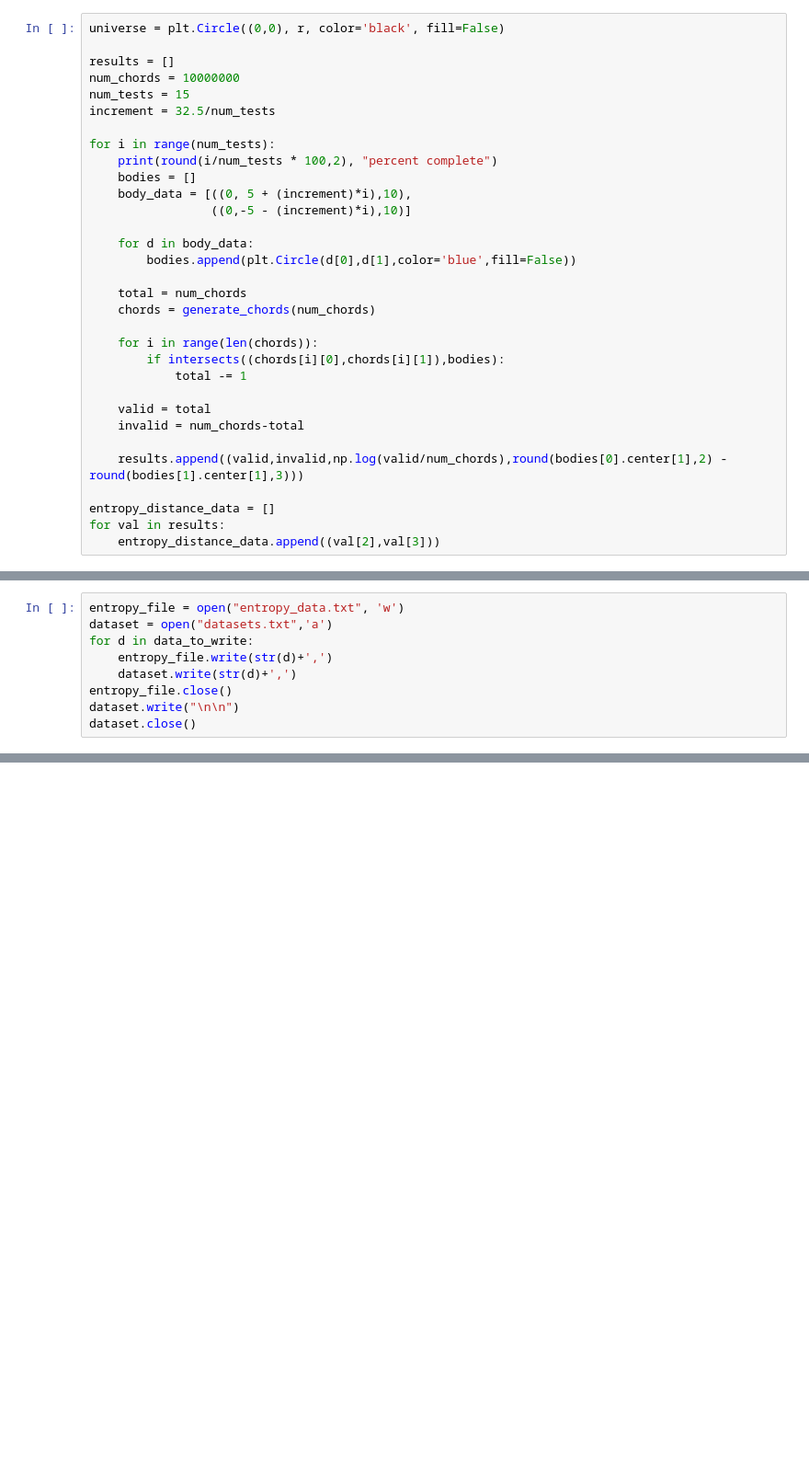
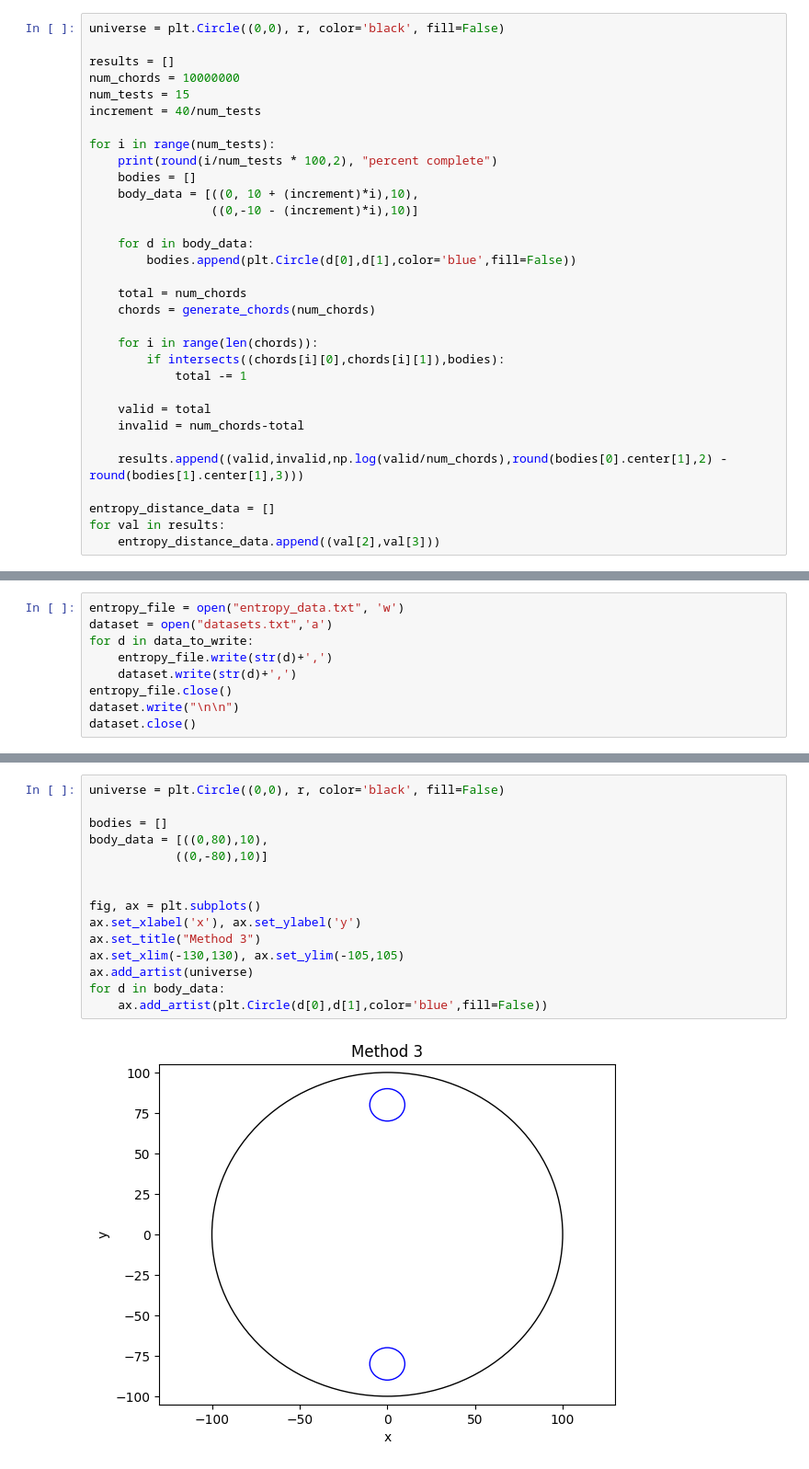
Before and after one commit to joshuamckean/prbx-code-jm, a Jupyter notebook: Code/Model Universe.ipynb, the cells around one changed output, grey strips where cells are left out. Shown at 92% size. Drawn from its saved outputs; the diff is of its cells as text; blank space fills up the shorter version.

Commit message:
Added new data

```diff
--- a/Code/Model Universe.ipynb
+++ b/Code/Model Universe.ipynb
@@ -92,13 +92,13 @@ universe = plt.Circle((0,0), r, color='black', fill=False)
 results = []
 num_chords = 10000000
 num_tests = 15
-increment = 32.5/num_tests
+increment = 40/num_tests
 
 for i in range(num_tests):
     print(round(i/num_tests * 100,2), "percent complete")
     bodies = []
-    body_data = [((0, 5 + (increment)*i),10),
-                 ((0,-5 - (increment)*i),10)]
+    body_data = [((0, 10 + (increment)*i),10),
+                 ((0,-10 - (increment)*i),10)]
 
     for d in body_data:
         bodies.append(plt.Circle(d[0],d[1],color='blue',fill=False))
@@ -154,0 +157,17 @@ dataset.close()
+# %%
+universe = plt.Circle((0,0), r, color='black', fill=False)
+
+bodies = []
+body_data = [((0,80),10),
+            ((0,-80),10)]
+
+
+fig, ax = plt.subplots()
+ax.set_xlabel('x'), ax.set_ylabel('y')
+ax.set_title("Method 3")
+ax.set_xlim(-130,130), ax.set_ylim(-105,105)
+ax.add_artist(universe)
+for d in body_data:
+    ax.add_artist(plt.Circle(d[0],d[1],color='blue',fill=False))
+# %% [output]
+[figure, added]
```
Also changed, not shown: parts of 1 cell of this notebook, 3 other files.
